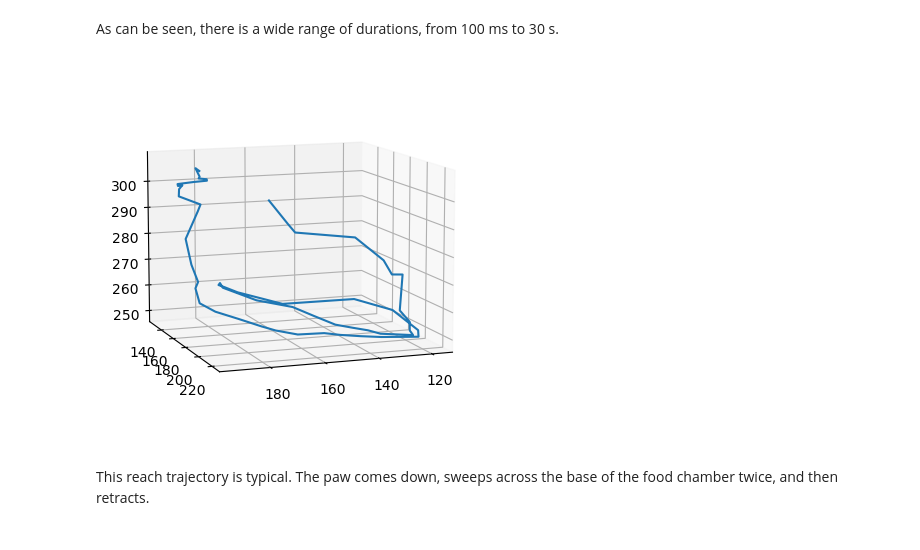
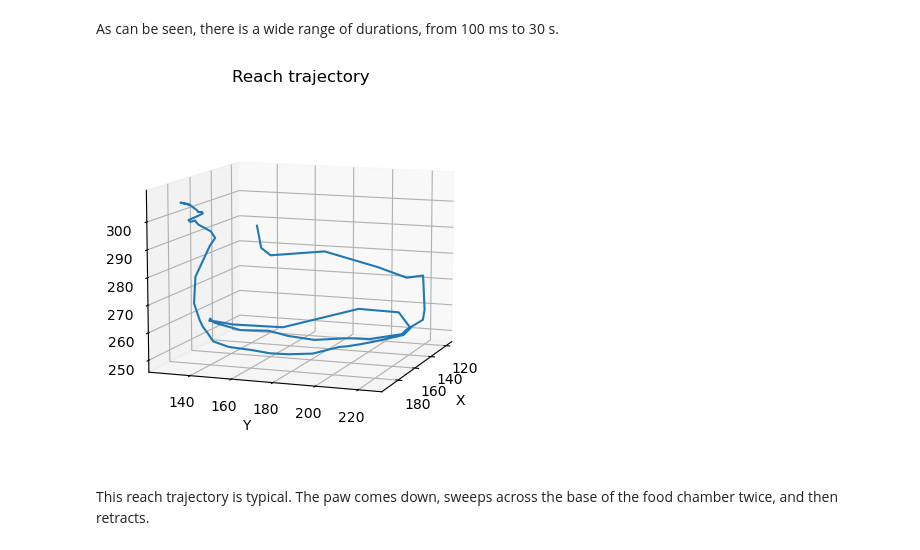
Before and after one commit to dbheadley/mimo_pack, a Jupyter notebook: tutorials/LoadReaching.ipynb, the cells around one changed output. Drawn from its saved outputs; the diff is of its cells as text; code cells hidden in the pictures.

```diff
--- a/tutorials/LoadReaching.ipynb
+++ b/tutorials/LoadReaching.ipynb
@@ -75,18 +75,22 @@ As can be seen, there is a wide range of durations, from 100 ms to 30 s.
 # %%
 # create numpy array of paw centroid for each epoch
 arr_func = lambda x: np.array(x[['Centroid_x','Centroid_y','Centroid_z']])
 reach_cents = reach.groupby('Epoch').apply(arr_func)
 
 # select one for plotting
 reach_sel = reach_cents.iloc[2]
 
 # plot the paw path in 3D
 ax = plt.figure().add_subplot(projection='3d')
 ax.plot(reach_sel[:,0],reach_sel[:,1],reach_sel[:,2])
-ax.view_init(10,70)
+ax.view_init(10,20)
+ax.set_title('Reach trajectory')
+ax.set_xlabel('X')
+ax.set_ylabel('Y')
+ax.set_zlabel('Z')
 plt.show()
 # %% [output]
-[figure, old version]
+[figure, new version]
 # %% [markdown]
 This reach trajectory is typical. The paw comes down, sweeps across the base of the food chamber twice, and then retracts.
 # %%
```
Also changed, not shown: parts of 1 cell of this notebook, 1 other file.
